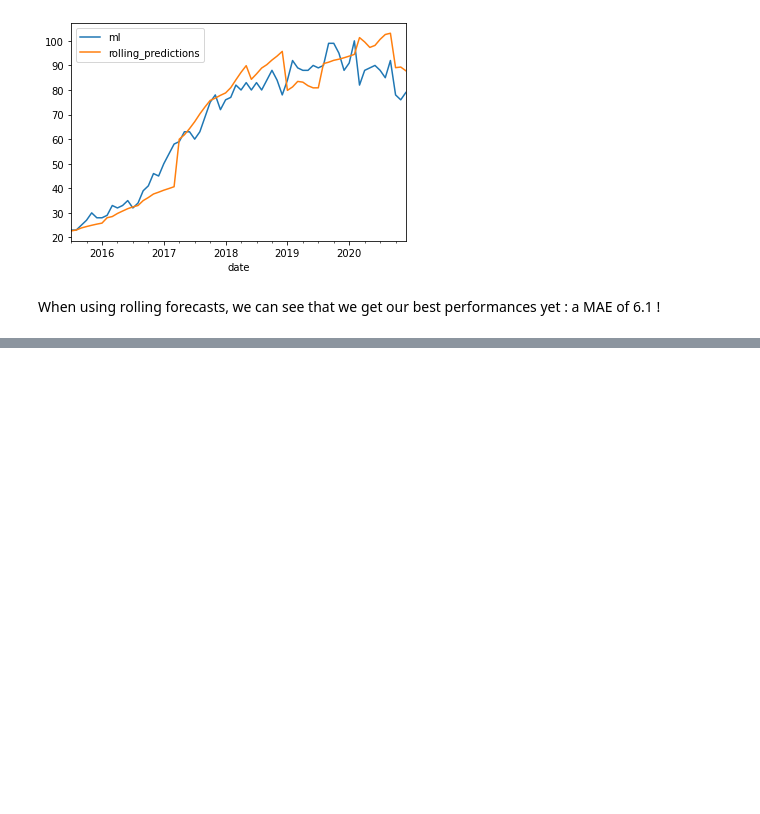
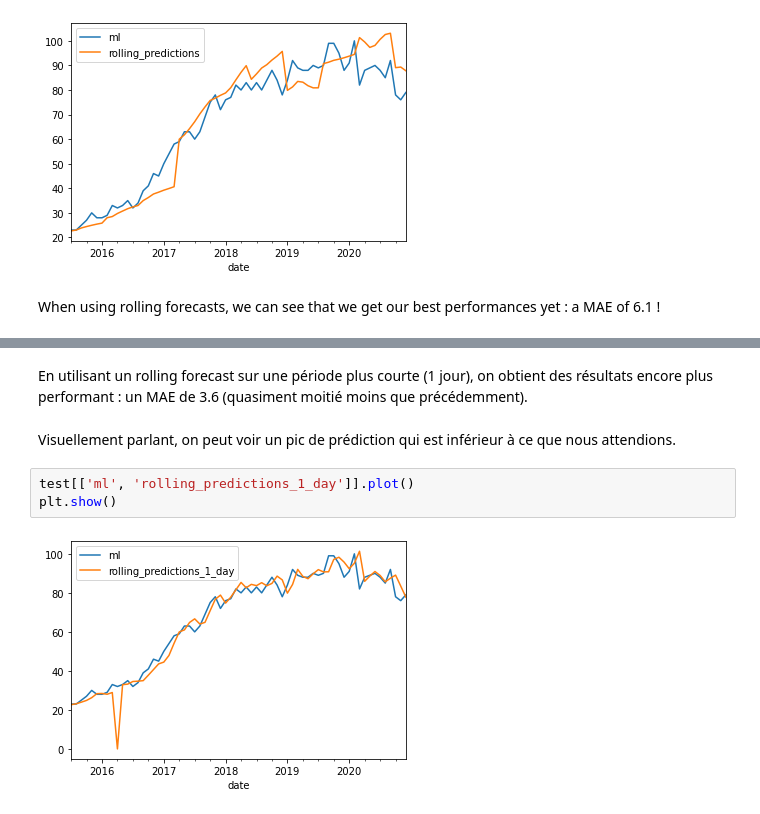
Before and after one commit to Cokral/data_science, a Jupyter notebook: time-series/Arima.ipynb, the cells around one changed output, grey strips where cells are left out. Cells and saved outputs as stored; diff of their text form; blank space fills up the shorter version.

```diff
--- a/time-series/Arima.ipynb
+++ b/time-series/Arima.ipynb
@@ -178,0 +202,9 @@ When using rolling forecasts, we can see that we get our best performances yet :
+# %% [markdown]
+En utilisant un rolling forecast sur une période plus courte (1 jour), on obtient des résultats encore plus performant : un MAE de 3.6 (quasiment moitié moins que précédemment).
+# %% [markdown]
+Visuellement parlant, on peut voir un pic de prédiction qui est inférieur à ce que nous attendions.
+# %%
+test[['ml', 'rolling_predictions_1_day']].plot()
+plt.show()
+# %% [output]
+[figure, added]
```
Also changed, not shown: parts of 10 cells of this notebook, 1 other file.
